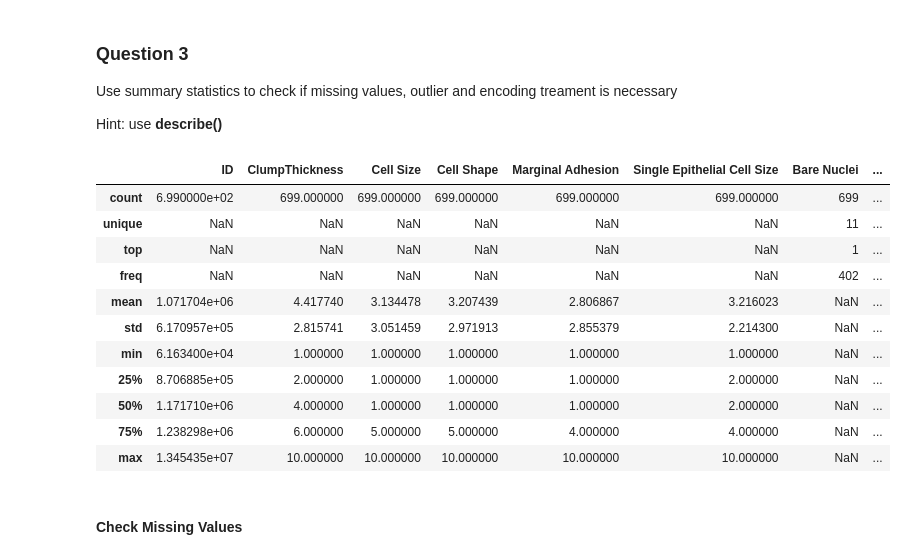
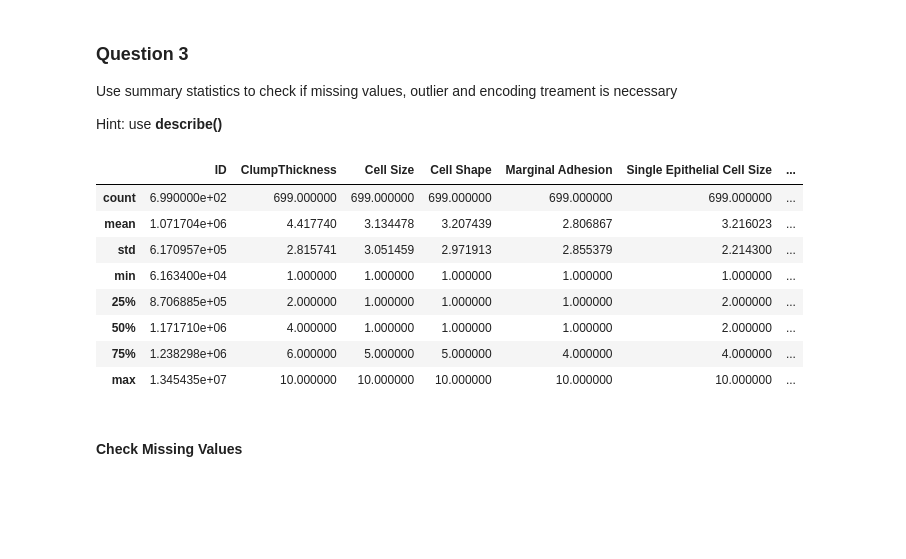
Before and after one commit to GreatLearningAIML1/bangalore-aug19-batch-MahanteshAmbali, a Jupyter notebook: R2_Internal_Lab_Questions.ipynb, the cells around one changed output. Drawn from its saved outputs; the diff is of its cells as text; code cells hidden in the pictures; blank space fills up the shorter version.

```diff
--- a/R2_Internal_Lab_Questions.ipynb
+++ b/R2_Internal_Lab_Questions.ipynb
@@ -163,20 +163,17 @@ Use summary statistics to check if missing values, outlier and encoding treament
 
 Hint: use **describe()**
 # %%
-bc_df.describe(include='all')
+bc_df.describe()
 # %% [output]
-|  | ID | ClumpThickness | Cell Size | Cell Shape | Marginal Adhesion | Single Epithelial Cell Size | Bare Nuclei | ... |
-| count | 6.990000e+02 | 699.000000 | 699.000000 | 699.000000 | 699.000000 | 699.000000 | 699 | ... |
-| unique | NaN | NaN | NaN | NaN | NaN | NaN | 11 | ... |
-| top | NaN | NaN | NaN | NaN | NaN | NaN | 1 | ... |
-| freq | NaN | NaN | NaN | NaN | NaN | NaN | 402 | ... |
-| mean | 1.071704e+06 | 4.417740 | 3.134478 | 3.207439 | 2.806867 | 3.216023 | NaN | ... |
-| std | 6.170957e+05 | 2.815741 | 3.051459 | 2.971913 | 2.855379 | 2.214300 | NaN | ... |
-| min | 6.163400e+04 | 1.000000 | 1.000000 | 1.000000 | 1.000000 | 1.000000 | NaN | ... |
-| 25% | 8.706885e+05 | 2.000000 | 1.000000 | 1.000000 | 1.000000 | 2.000000 | NaN | ... |
-| 50% | 1.171710e+06 | 4.000000 | 1.000000 | 1.000000 | 1.000000 | 2.000000 | NaN | ... |
-| 75% | 1.238298e+06 | 6.000000 | 5.000000 | 5.000000 | 4.000000 | 4.000000 | NaN | ... |
-| max | 1.345435e+07 | 10.000000 | 10.000000 | 10.000000 | 10.000000 | 10.000000 | NaN | ... |
+|  | ID | ClumpThickness | Cell Size | Cell Shape | Marginal Adhesion | Single Epithelial Cell Size | ... |
+| count | 6.990000e+02 | 699.000000 | 699.000000 | 699.000000 | 699.000000 | 699.000000 | ... |
+| mean | 1.071704e+06 | 4.417740 | 3.134478 | 3.207439 | 2.806867 | 3.216023 | ... |
+| std | 6.170957e+05 | 2.815741 | 3.051459 | 2.971913 | 2.855379 | 2.214300 | ... |
+| min | 6.163400e+04 | 1.000000 | 1.000000 | 1.000000 | 1.000000 | 1.000000 | ... |
+| 25% | 8.706885e+05 | 2.000000 | 1.000000 | 1.000000 | 1.000000 | 2.000000 | ... |
+| 50% | 1.171710e+06 | 4.000000 | 1.000000 | 1.000000 | 1.000000 | 2.000000 | ... |
+| 75% | 1.238298e+06 | 6.000000 | 5.000000 | 5.000000 | 4.000000 | 4.000000 | ... |
+| max | 1.345435e+07 | 10.000000 | 10.000000 | 10.000000 | 10.000000 | 10.000000 | ... |
 # %% [markdown]
 #### Check Missing Values
 # %%
```
Also changed, not shown: parts of 4 cells of this notebook.
